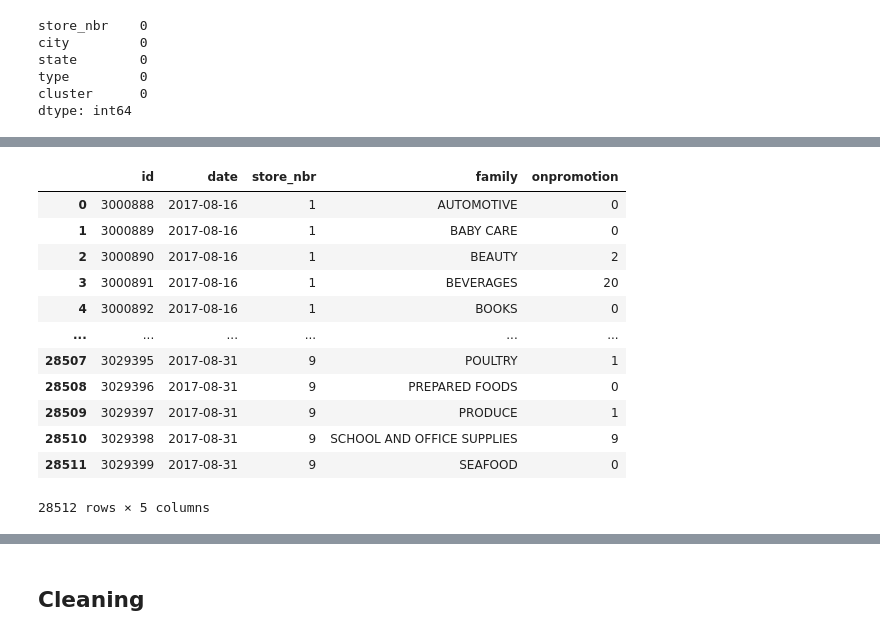
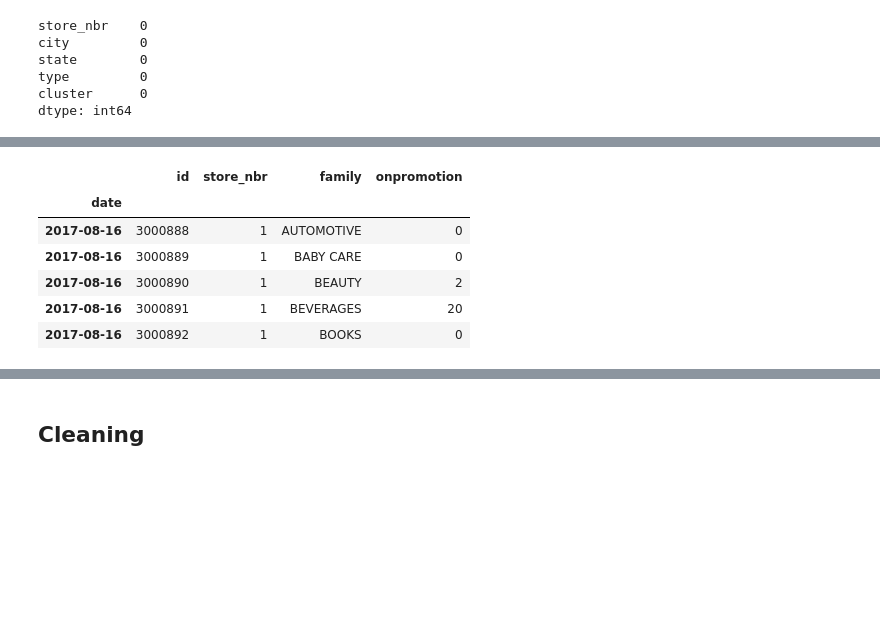
Before and after one commit to kaitany/LP3-Regression-Project, a Jupyter notebook: LP3_DAP.ipynb, the cells around one changed output, grey strips where cells are left out. Cells and saved outputs as stored; diff of their text form; code cells hidden in the pictures; blank space fills up the shorter version.

```diff
--- a/LP3_DAP.ipynb
+++ b/LP3_DAP.ipynb
@@ -260,19 +379,14 @@ onpromotion    0
 dtype: int64
 # %%
 #Loading of test data set
-test_data = pd.read_csv(r"C:\Users\WORLDAX COMPUTERS\Python Projects\LP3_DAP_Project\LP3-Regression-Project\Datasets\test.csv", index_col=None)
-test_data
+test_data = pd.read_csv(r"C:\Users\WORLDAX COMPUTERS\Python Projects\LP3_DAP_Project\LP3-Regression-Project\Datasets\test.csv", parse_dates=['date'], index_col='date')
+#Preview of first five rows
+test_data.head()
 # %% [output]
-|  | id | date | store_nbr | family | onpromotion |
-| 0 | 3000888 | 2017-08-16 | 1 | AUTOMOTIVE | 0 |
-| 1 | 3000889 | 2017-08-16 | 1 | BABY CARE | 0 |
-| 2 | 3000890 | 2017-08-16 | 1 | BEAUTY | 2 |
-| 3 | 3000891 | 2017-08-16 | 1 | BEVERAGES | 20 |
-| 4 | 3000892 | 2017-08-16 | 1 | BOOKS | 0 |
-| ... | ... | ... | ... | ... | ... |
-| 28507 | 3029395 | 2017-08-31 | 9 | POULTRY | 1 |
-| 28508 | 3029396 | 2017-08-31 | 9 | PREPARED FOODS | 0 |
-| 28509 | 3029397 | 2017-08-31 | 9 | PRODUCE | 1 |
-| 28510 | 3029398 | 2017-08-31 | 9 | SCHOOL AND OFFICE SUPPLIES | 9 |
-| 28511 | 3029399 | 2017-08-31 | 9 | SEAFOOD | 0 |
+|  | id | store_nbr | family | onpromotion |
+| date |  |  |  |  |
+| 2017-08-16 | 3000888 | 1 | AUTOMOTIVE | 0 |
+| 2017-08-16 | 3000889 | 1 | BABY CARE | 0 |
+| 2017-08-16 | 3000890 | 1 | BEAUTY | 2 |
+| 2017-08-16 | 3000891 | 1 | BEVERAGES | 20 |
+| 2017-08-16 | 3000892 | 1 | BOOKS | 0 |
-28512 rows × 5 columns
```
Also changed, not shown: parts of 38 cells of this notebook, 3 other files.
